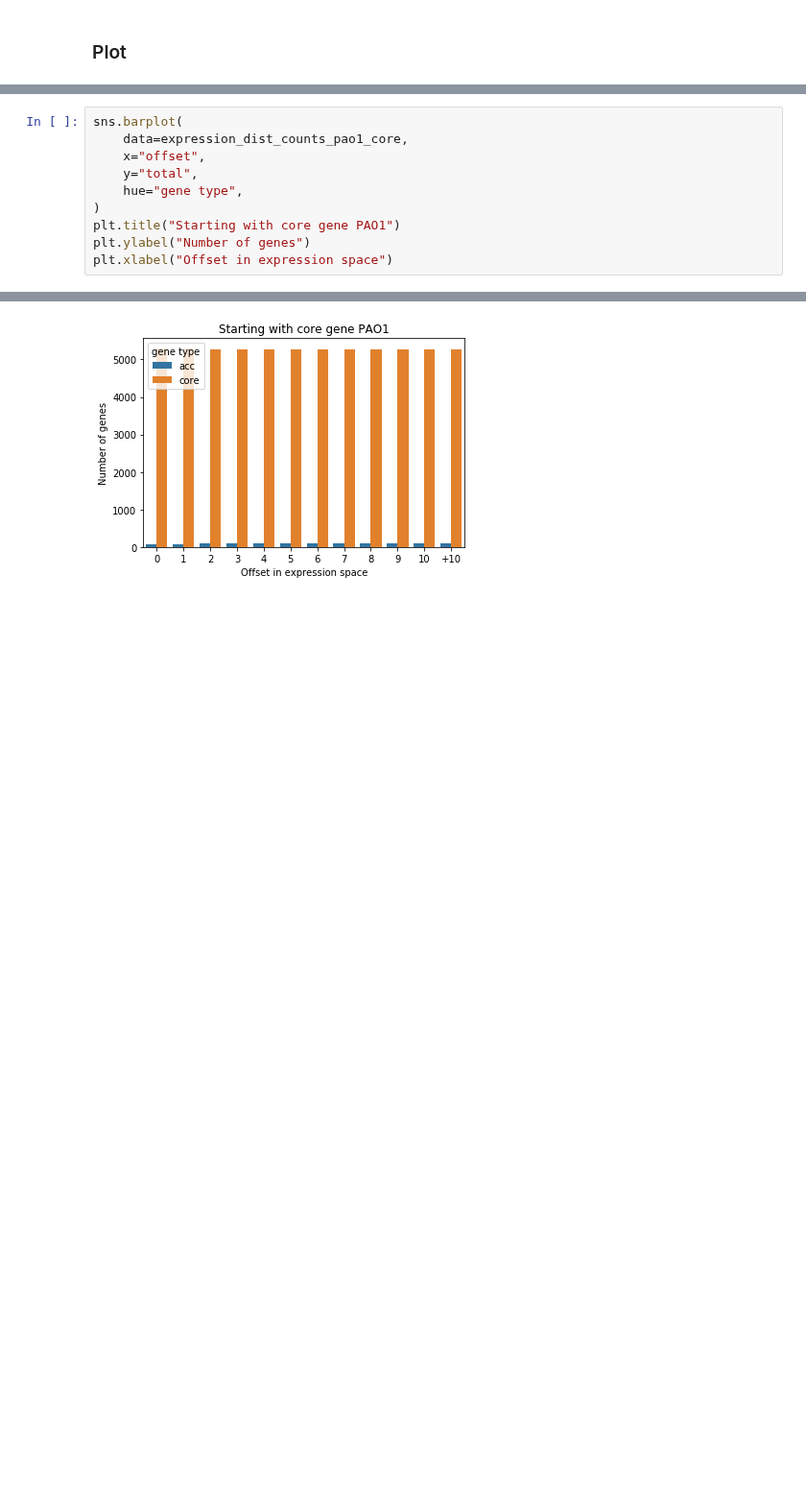
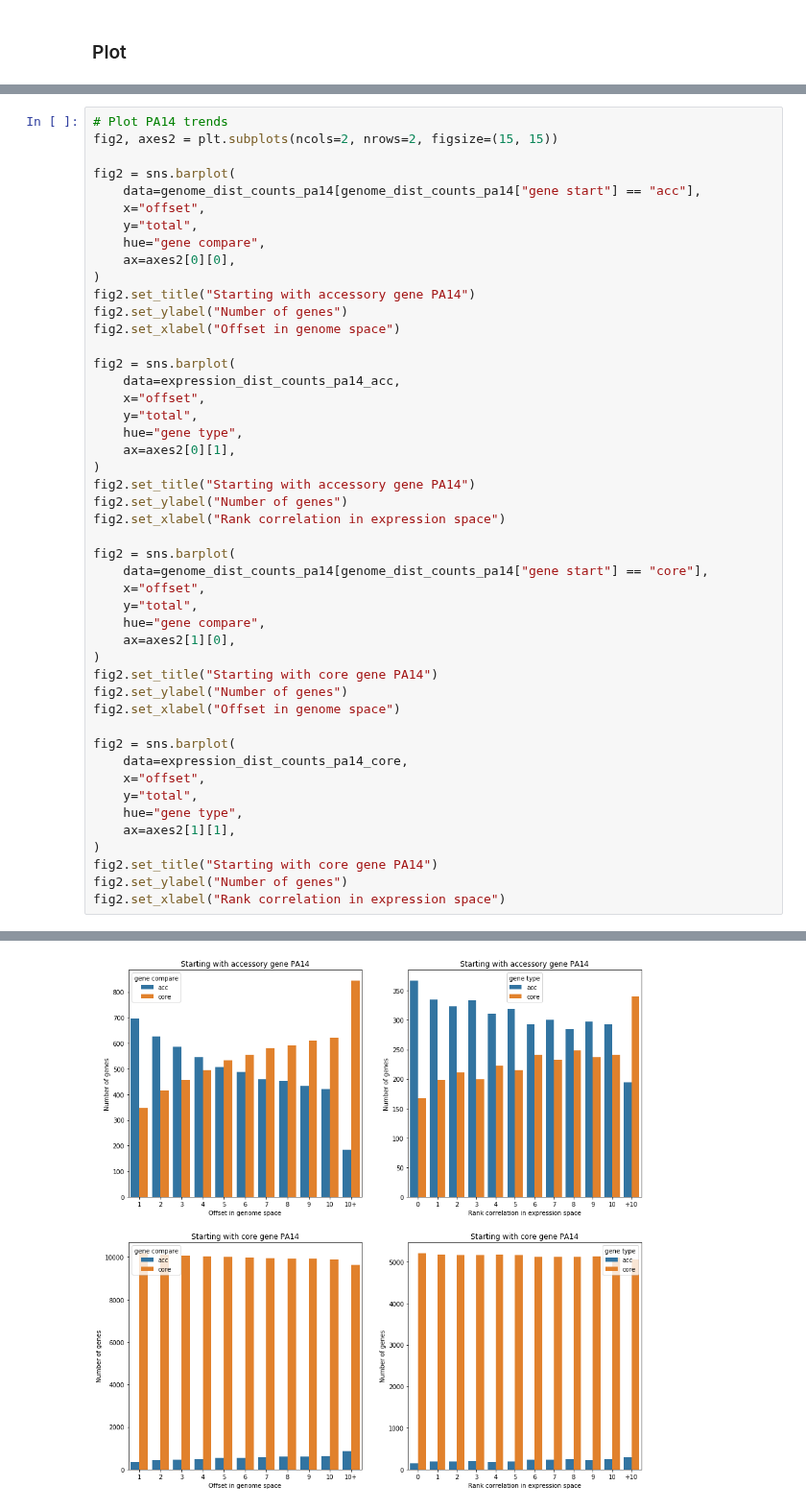
Before and after one commit to greenelab/core-accessory-interactome, a Jupyter notebook: module_analysis/1a_genome_dist_vs_expression_dist.ipynb, the cells around one changed output, grey strips where cells are left out. Shown at 96% size. Cells and saved outputs as stored; diff of their text form; blank space fills up the shorter version.

```diff
--- a/module_analysis/1a_genome_dist_vs_expression_dist.ipynb
+++ b/module_analysis/1a_genome_dist_vs_expression_dist.ipynb
@@ -391,11 +365,48 @@ Text(0.5, 0, 'Offset in genome space')
 # %%
-sns.barplot(
-    data=expression_dist_counts_pao1_core,
+# Plot PA14 trends
+fig2, axes2 = plt.subplots(ncols=2, nrows=2, figsize=(15, 15))
+
+fig2 = sns.barplot(
+    data=genome_dist_counts_pa14[genome_dist_counts_pa14["gene start"] == "acc"],
+    x="offset",
+    y="total",
+    hue="gene compare",
+    ax=axes2[0][0],
+)
+fig2.set_title("Starting with accessory gene PA14")
+fig2.set_ylabel("Number of genes")
+fig2.set_xlabel("Offset in genome space")
+
+fig2 = sns.barplot(
+    data=expression_dist_counts_pa14_acc,
     x="offset",
     y="total",
     hue="gene type",
+    ax=axes2[0][1],
 )
-plt.title("Starting with core gene PAO1")
-plt.ylabel("Number of genes")
-plt.xlabel("Offset in expression space")
+fig2.set_title("Starting with accessory gene PA14")
+fig2.set_ylabel("Number of genes")
+fig2.set_xlabel("Rank correlation in expression space")
+
+fig2 = sns.barplot(
+    data=genome_dist_counts_pa14[genome_dist_counts_pa14["gene start"] == "core"],
+    x="offset",
+    y="total",
+    hue="gene compare",
+    ax=axes2[1][0],
+)
+fig2.set_title("Starting with core gene PA14")
+fig2.set_ylabel("Number of genes")
+fig2.set_xlabel("Offset in genome space")
+
+fig2 = sns.barplot(
+    data=expression_dist_counts_pa14_core,
+    x="offset",
+    y="total",
+    hue="gene type",
+    ax=axes2[1][1],
+)
+fig2.set_title("Starting with core gene PA14")
+fig2.set_ylabel("Number of genes")
+fig2.set_xlabel("Rank correlation in expression space")
 # %% [output]
@@ -403 +414 @@ Text(0.5, 0, 'Offset in expression space')
-[figure, old version]
+[figure, new version]
```
Also changed, not shown: parts of 12 cells of this notebook, 1 other file.
